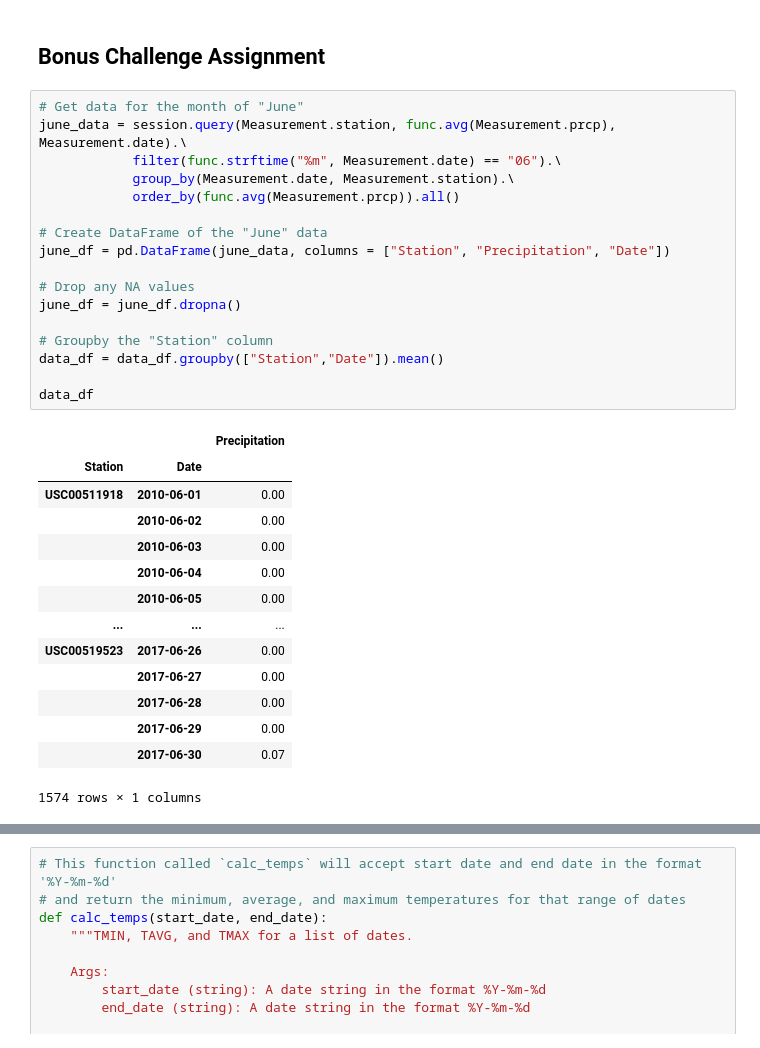
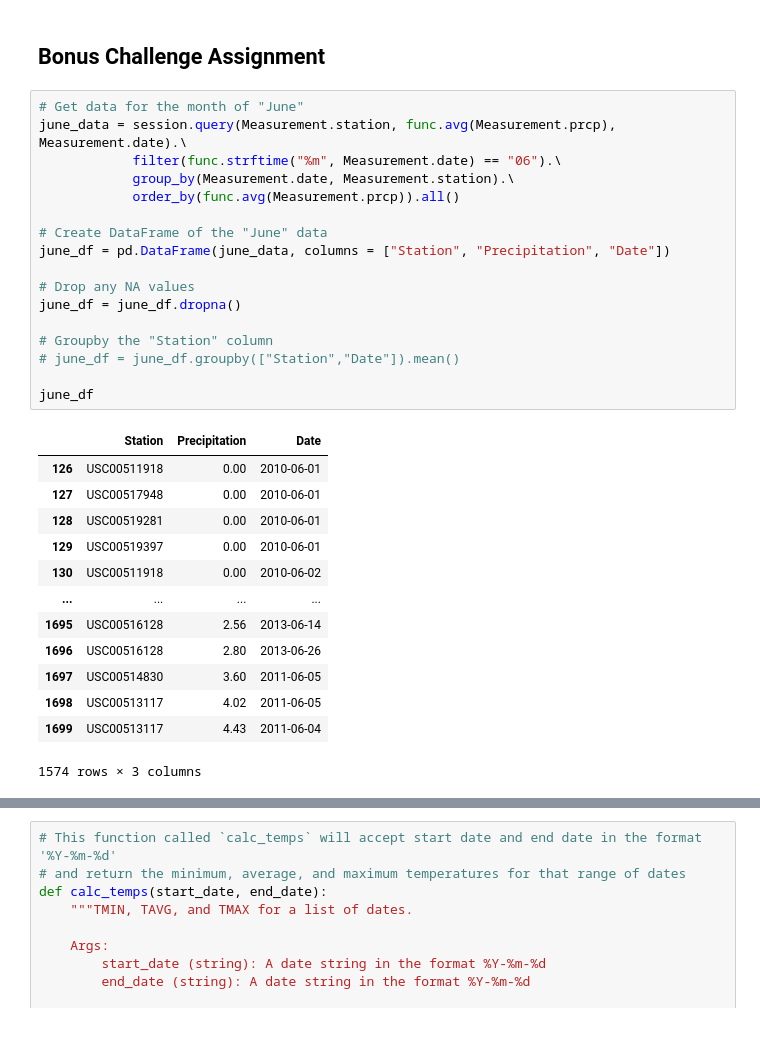
Before and after one commit to UoT-Bootcamp/SQLAlchemy-challenge, a Jupyter notebook: Surf_Up.ipynb, the cells around one changed output, grey strips where cells are left out. Saved outputs shown, nothing was run; the diff lists cells and outputs as text.

```diff
--- a/Surf_Up.ipynb
+++ b/Surf_Up.ipynb
@@ -232,35 +232,34 @@ plt.show()
 # %%
 # Get data for the month of "June"
 june_data = session.query(Measurement.station, func.avg(Measurement.prcp), Measurement.date).\
             filter(func.strftime("%m", Measurement.date) == "06").\
             group_by(Measurement.date, Measurement.station).\
             order_by(func.avg(Measurement.prcp)).all()
 
 # Create DataFrame of the "June" data
 june_df = pd.DataFrame(june_data, columns = ["Station", "Precipitation", "Date"])
 
 # Drop any NA values
 june_df = june_df.dropna()
 
 # Groupby the "Station" column
-data_df = data_df.groupby(["Station","Date"]).mean()
+# june_df = june_df.groupby(["Station","Date"]).mean()
 
-data_df
+june_df
 # %% [output]
-|  |  | Precipitation |
-| Station | Date |  |
-| USC00511918 | 2010-06-01 | 0.00 |
-|  | 2010-06-02 | 0.00 |
-|  | 2010-06-03 | 0.00 |
-|  | 2010-06-04 | 0.00 |
-|  | 2010-06-05 | 0.00 |
-| ... | ... | ... |
-| USC00519523 | 2017-06-26 | 0.00 |
-|  | 2017-06-27 | 0.00 |
-|  | 2017-06-28 | 0.00 |
-|  | 2017-06-29 | 0.00 |
-|  | 2017-06-30 | 0.07 |
+|  | Station | Precipitation | Date |
+| 126 | USC00511918 | 0.00 | 2010-06-01 |
+| 127 | USC00517948 | 0.00 | 2010-06-01 |
+| 128 | USC00519281 | 0.00 | 2010-06-01 |
+| 129 | USC00519397 | 0.00 | 2010-06-01 |
+| 130 | USC00511918 | 0.00 | 2010-06-02 |
+| ... | ... | ... | ... |
+| 1695 | USC00516128 | 2.56 | 2013-06-14 |
+| 1696 | USC00516128 | 2.80 | 2013-06-26 |
+| 1697 | USC00514830 | 3.60 | 2011-06-05 |
+| 1698 | USC00513117 | 4.02 | 2011-06-05 |
+| 1699 | USC00513117 | 4.43 | 2011-06-04 |
-1574 rows × 1 columns
+1574 rows × 3 columns
 # %%
 # Get data for the month of "December"
 dec_data = session.query(Measurement.station, func.avg(Measurement.prcp), Measurement.date).\
```
Also changed, not shown: parts of 4 cells of this notebook, 1 other file.
